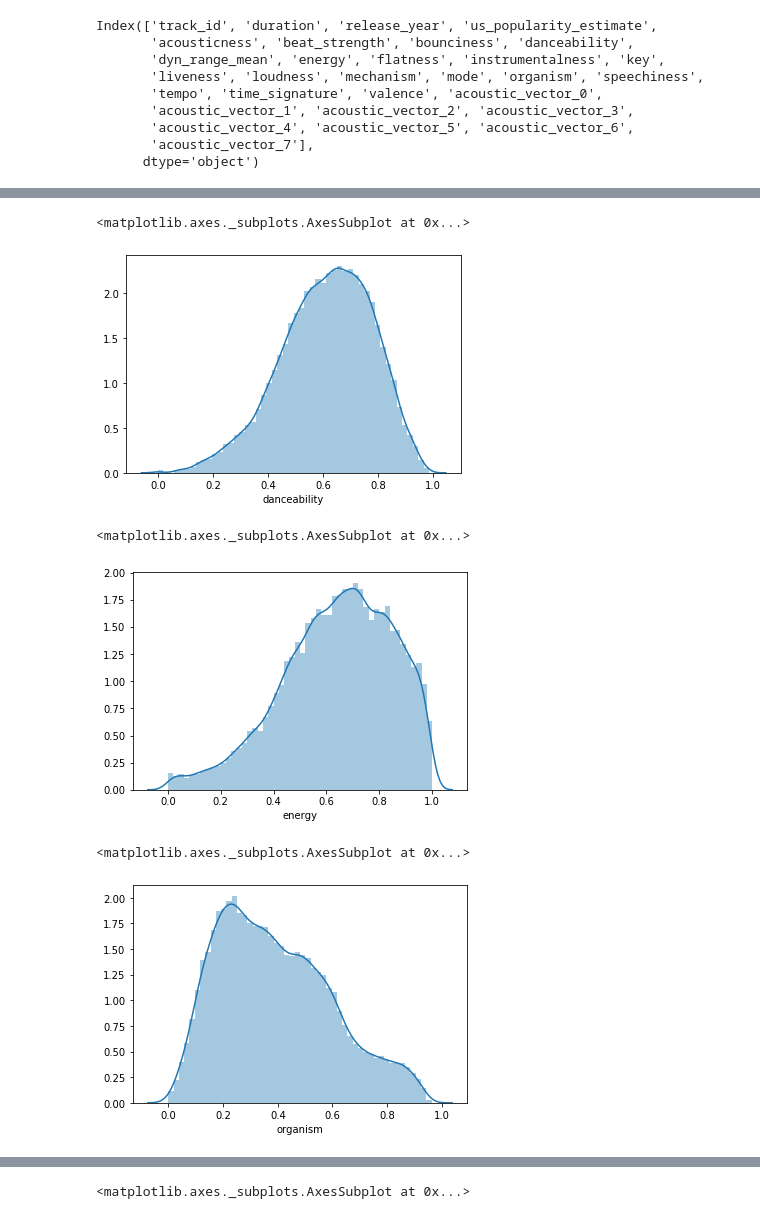
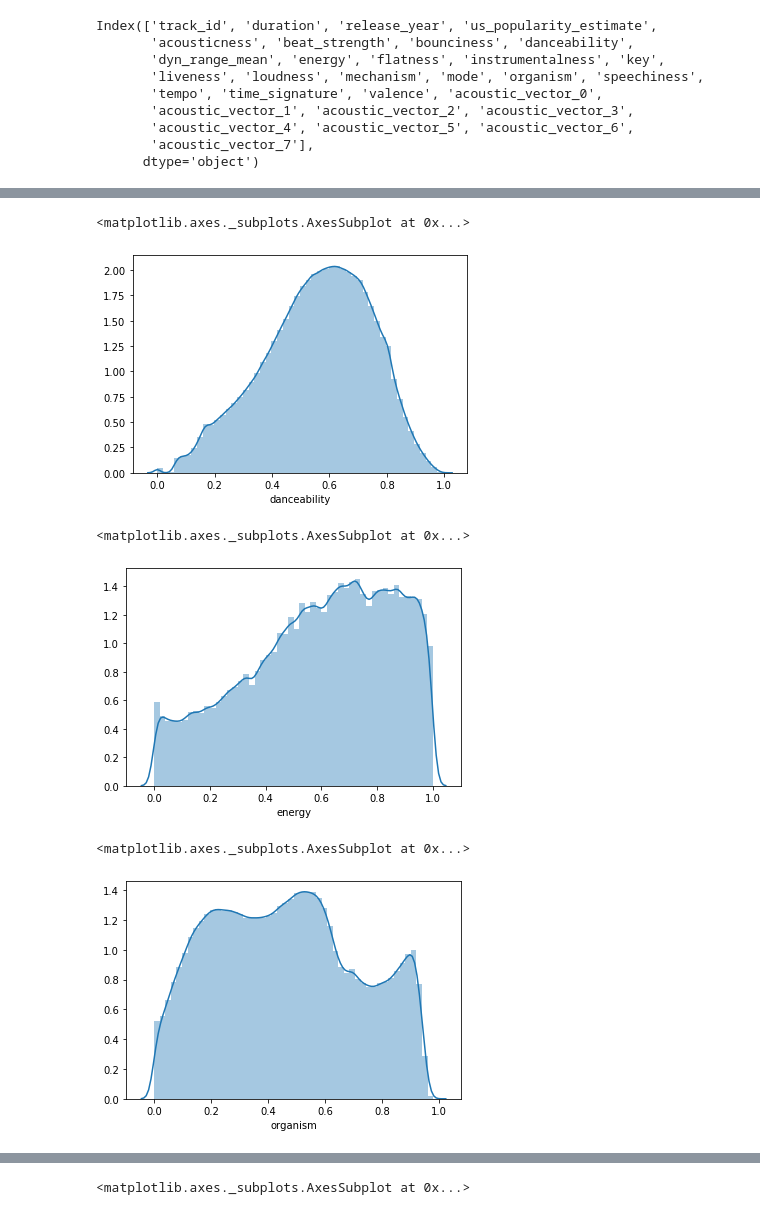
Before and after one commit to anuPh23/Spotify, a Jupyter notebook: EDA_old_dataset.ipynb, the cells around one changed output, grey strips where cells are left out. Drawn from its saved outputs; the diff is of its cells as text; code cells hidden in the pictures.

```diff
--- a/EDA_old_dataset.ipynb
+++ b/EDA_old_dataset.ipynb
@@ -10,3 +7,7 @@ session = pd.read_csv('log_mini.csv')
+# %%
+track = pd.read_csv(r'C:\Users\User\Downloads\20181120_track_features\track_features\tf_000000000001.csv')
+session = pd.read_csv(r'E:\logdata\test_set\log_prehistory_20180715_000000000000.csv')
+session.rename(columns = {'track_id_clean':'track_id'}, inplace = True)
 # %%
 track.head()
 # %% [output]
@@ -290,16 +306,16 @@ sns.distplot(df['bounciness'])
 # %%
-sns.distplot(df['danceability'])
+sns.distplot(track['danceability'])
 # %% [output]
 <matplotlib.axes._subplots.AxesSubplot at 0x...>
-[figure, old version]
+[figure, new version]
 # %%
-sns.distplot(df['energy'])
+sns.distplot(track['energy'])
 # %% [output]
 <matplotlib.axes._subplots.AxesSubplot at 0x...>
-[figure, old version]
+[figure, new version]
 # %%
-sns.distplot(df['organism'])
+sns.distplot(track['organism'])
 # %% [output]
 <matplotlib.axes._subplots.AxesSubplot at 0x...>
-[figure, old version]
+[figure, new version]
 # %%
```
Also changed, not shown: parts of 30 cells of this notebook.
